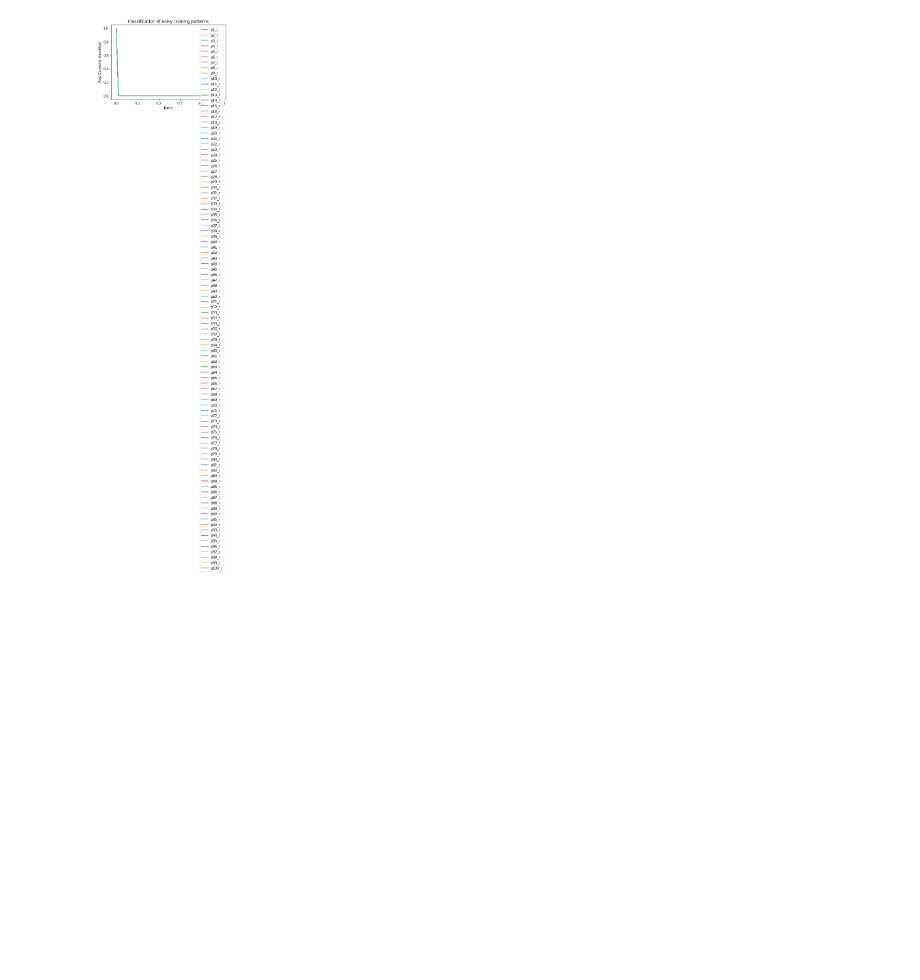
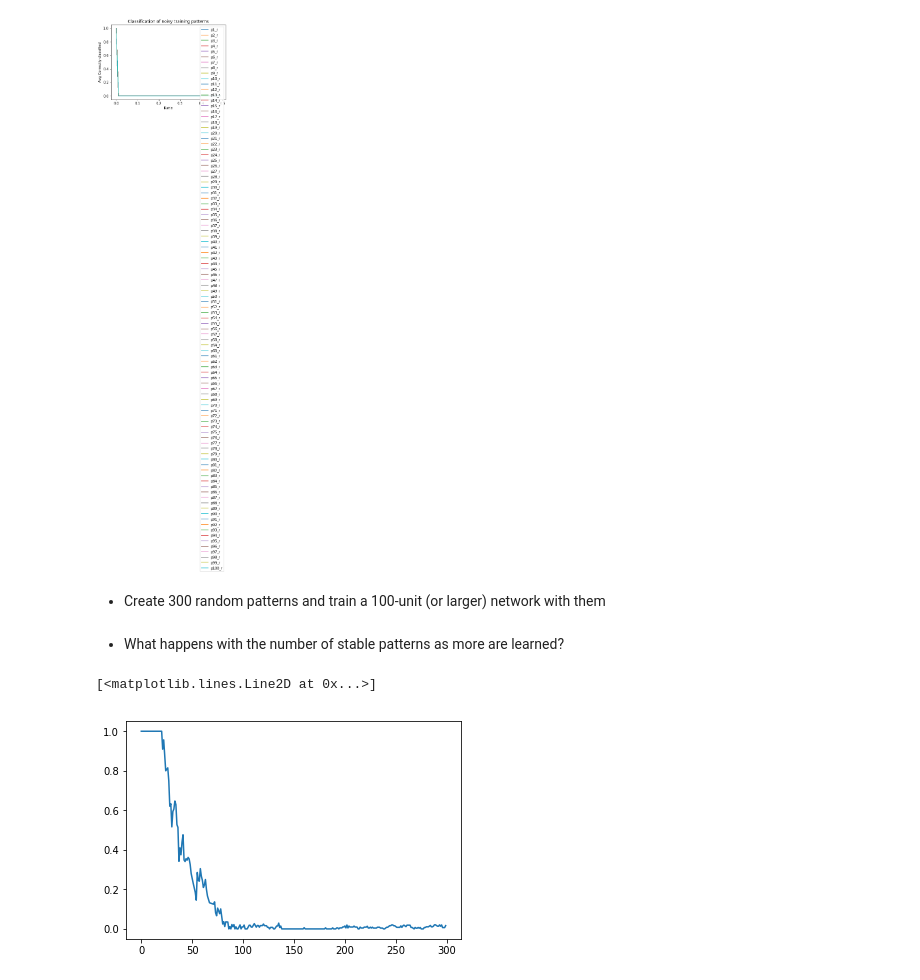
Before and after one commit to vbodell/DD2437, a Jupyter notebook: lab3/victor.ipynb, the cells around one changed output. Drawn from its saved outputs; the diff is of its cells as text; code cells hidden in the pictures; blank space fills up the shorter version.

```diff
--- a/lab3/victor.ipynb
+++ b/lab3/victor.ipynb
@@ -614,9 +620,9 @@ Even when storing 7 patterns, we have around 10% error. The limit of distortion
 # %% [markdown]
 ### Random patterns instead of the pictures :
 # %%
-def create_random_pattern(Nb_of_patterns, length):
-    pattern = np.random.rand(Nb_of_patterns, length)
-    pattern = np.where(pattern > 0.5, 1, -1)
+def create_random_pattern(Nb_of_patterns, length, bias=0):
+    pattern = np.random.normal(size=(Nb_of_patterns, length)) + bias
+    pattern = sign(pattern)#np.where(pattern > 0.5, 1, -1)
     return pattern
 # %%
 NUMBER_OF_PATTERNS = 100
@@ -654,3 +662,27 @@ p98_r
 p99_r
 p100_r
 [figure]
+# %% [markdown]
+- Create 300 random patterns and train a 100-unit (or larger) network with them
+# %%
+NO_RANDOM_PATTERNS = 300
+NO_UNITS = 200
+
+pattern = create_random_pattern(NO_RANDOM_PATTERNS, NO_UNITS)
+# %%
+def is_pattern_stable(pattern, weights):
+    return (pattern == update_rule(pattern, weights)).all()
+# %%
+ratios = [0.0 for _ in range(NO_RANDOM_PATTERNS)]
+for ndx in range(NO_RANDOM_PATTERNS):
+    weights = calc_weights(pattern[0:ndx+1])
+    for i in range(ndx+1):
+        ratios[ndx] += is_pattern_stable(pattern[i], weights)
+    ratios[ndx] /= ndx+1
+# %% [markdown]
+- What happens with the number of stable patterns as more are learned?
+# %%
+plt.plot(range(len(ratios)), ratios)
+# %% [output]
+[<matplotlib.lines.Line2D at 0x...>]
+[figure, added]
```
Also changed, not shown: parts of 32 cells of this notebook.
